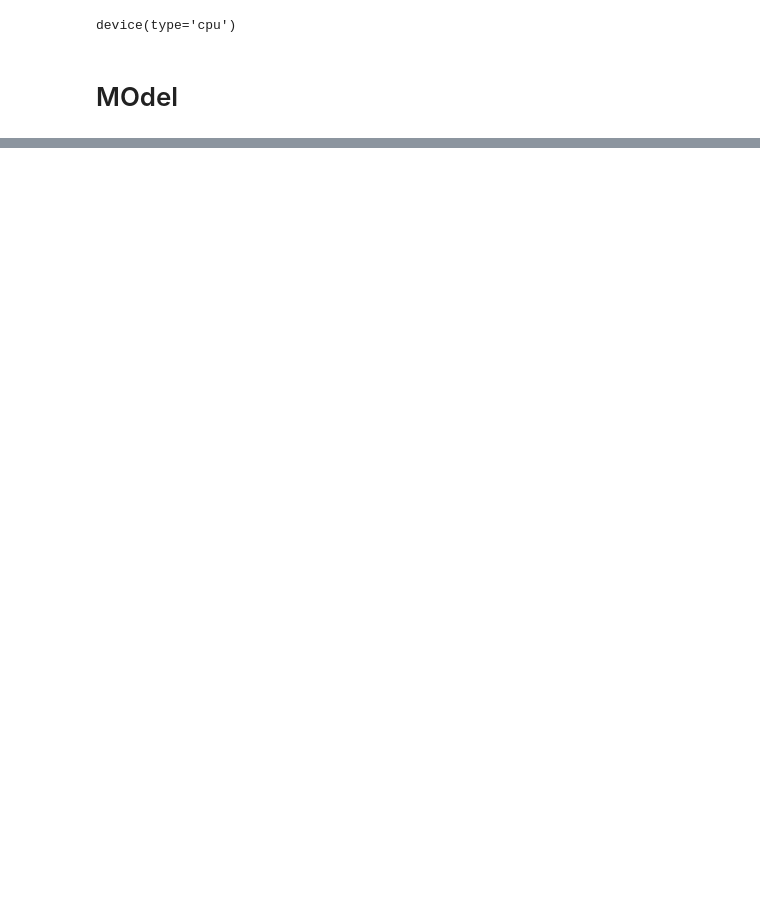
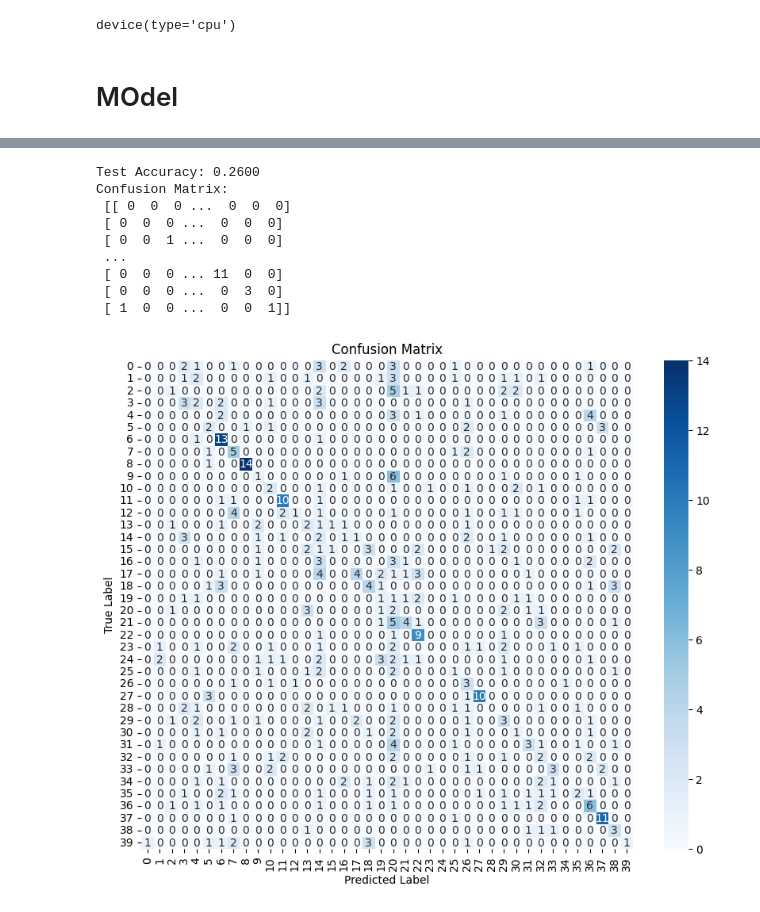
Before and after one commit to parsa-k/Biometrics, a Jupyter notebook: preprocessing_voice (1).ipynb, the cells around one changed output, grey strips where cells are left out. Saved outputs shown, nothing was run; the diff lists cells and outputs as text; code cells hidden in the pictures; blank space fills up the shorter version.

```diff
--- a/preprocessing_voice (1).ipynb
+++ b/preprocessing_voice (1).ipynb
@@ -161,8 +161,14 @@ labels = list(people_data.keys())
 
 train_files, val_test_files = [], []
 train_label, val_test_label = [], []
+
 for person in labels:
-    person_files = people_data[person]
+    person_files = []
+    person_fil = people_data[person]
+    for i in range(500):
+       if i % 4 == 0:
+           person_files.append(person_fil[i])
+
     train_size = int(0.8 * len(person_files))
 
     # Split data for each person
@@ -402,35 +414,47 @@ def evaluate_model(model, test_loader):
     with torch.no_grad():
         for images, labels in test_loader:
             images, labels = images.to(device), labels.to(device)
+            images = images.unsqueeze(1)
             outputs = model(images)
 
             # Get the predictions
             _, predicted = torch.max(outputs, 1)
             all_preds.extend(predicted.cpu().numpy())
             all_labels.extend(labels.cpu().numpy())
 
     # Convert to numpy arrays
     all_preds = np.array(all_preds)
     all_labels = np.array(all_labels)
 
     # Compute accuracy
     accuracy = accuracy_score(all_labels, all_preds)
     print(f"Test Accuracy: {accuracy:.4f}")
 
     # Compute confusion matrix
     cm = confusion_matrix(all_labels, all_preds)
     print("Confusion Matrix:\n", cm)
 
     # Plot confusion matrix
     plt.figure(figsize=(10, 8))
     sns.heatmap(cm, annot=True, fmt="d", cmap="Blues", xticklabels=range(num_labels), yticklabels=range(num_labels))
     plt.xlabel("Predicted Label")
     plt.ylabel("True Label")
     plt.title("Confusion Matrix")
     plt.show()
 
 # Call the function with your test dataloader
 evaluate_model(model, test_loader)
+# %% [output]
+Test Accuracy: 0.2600
+Confusion Matrix:
+ [[ 0  0  0 ...  0  0  0]
+ [ 0  0  0 ...  0  0  0]
+ [ 0  0  1 ...  0  0  0]
+ ...
+ [ 0  0  0 ... 11  0  0]
+ [ 0  0  0 ...  0  3  0]
+ [ 1  0  0 ...  0  0  1]]
+[figure, added]
 # %%
 
 for images, labels in test_loader:
```
Also changed, not shown: parts of 6 cells of this notebook.
